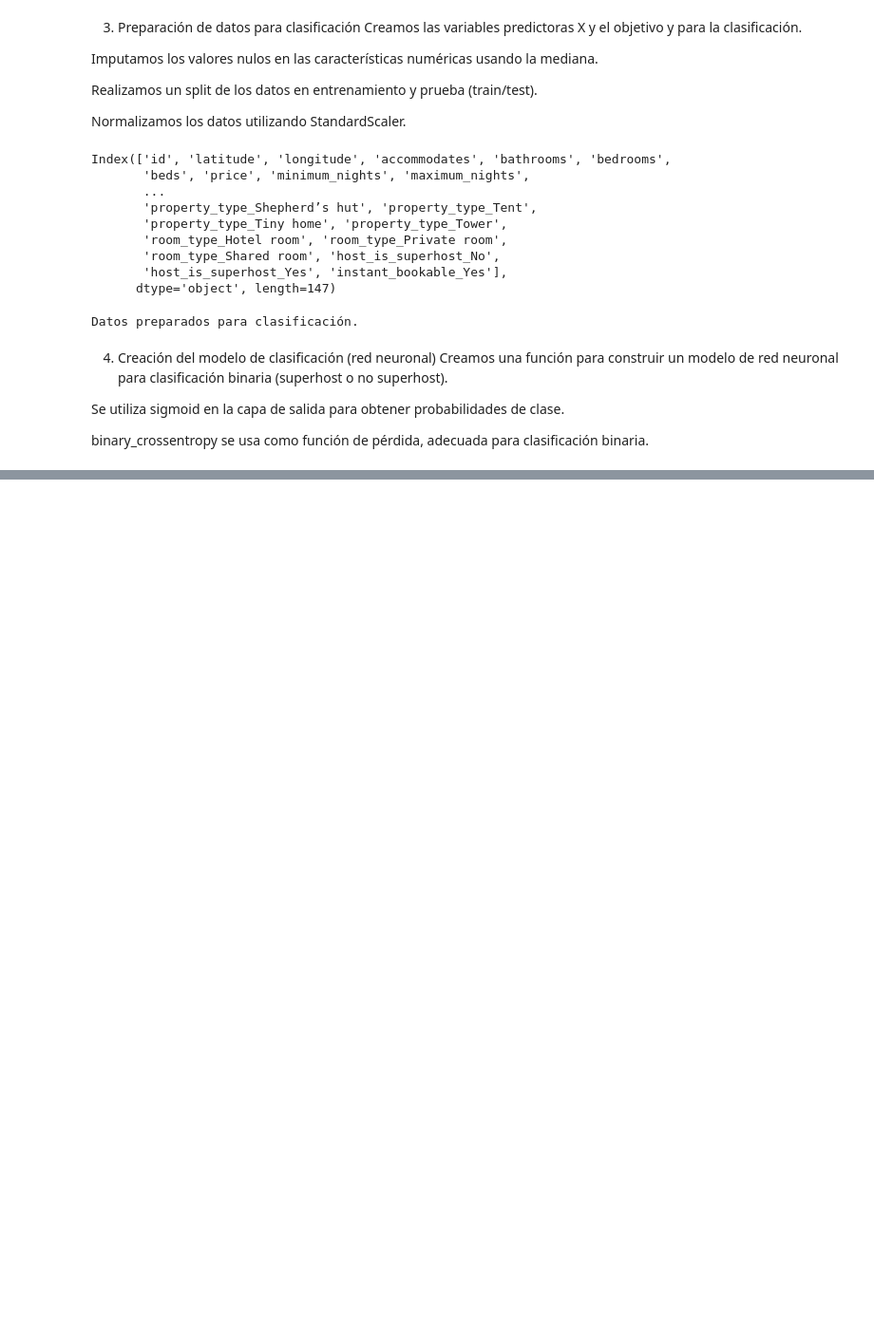
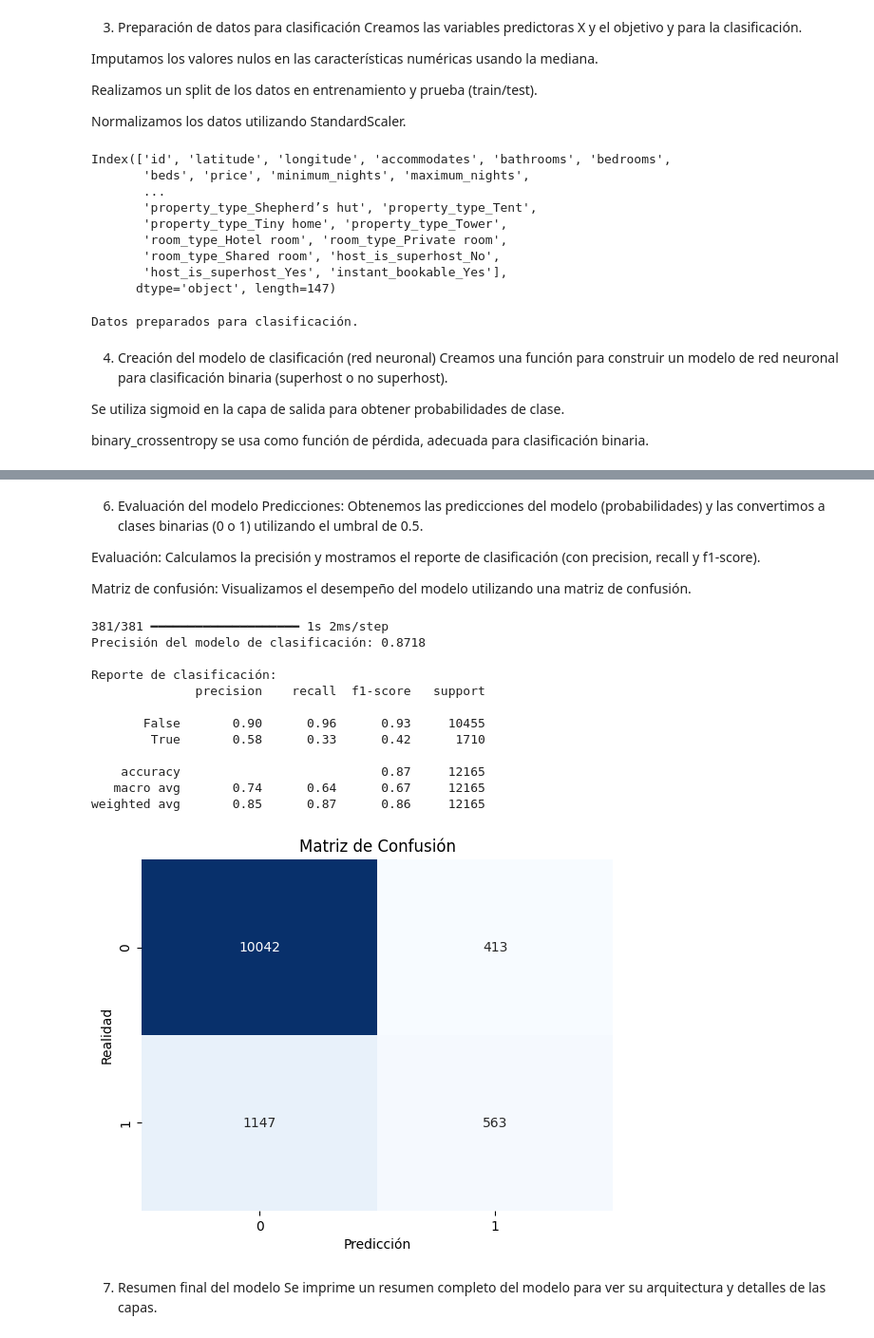
Before and after one commit to CatalinaV1/proyecto2, a Jupyter notebook: Modelo Clasificación GIT.ipynb, the cells around one changed output, grey strips where cells are left out. Shown at 95% size. Cells and saved outputs as stored; diff of their text form; code cells hidden in the pictures; blank space fills up the shorter version.

```diff
--- a/Modelo Clasificación GIT.ipynb
+++ b/Modelo Clasificación GIT.ipynb
@@ -143,0 +149,13 @@ def build_classification_model(input_dim, n_layers=2, n_units=64, learning_rate=
+# %%
+# Construir el modelo con la arquitectura deseada
+input_dim = X_train_scaled.shape[1]  # Número de características
+model_cls = build_classification_model(input_dim=input_dim)
+
+# Entrenar el modelo
+history = model_cls.fit(
+    X_train_scaled, y_train,
+    validation_data=(X_test_scaled, y_test),
+    epochs=50,
+    batch_size=64,
+    verbose=1
+)
@@ -143,0 +180,43 @@ def build_classification_model(input_dim, n_layers=2, n_units=64, learning_rate=
+# %% [markdown]
+6. Evaluación del modelo
+Predicciones: Obtenemos las predicciones del modelo (probabilidades) y las convertimos a clases binarias (0 o 1) utilizando el umbral de 0.5.
+
+Evaluación: Calculamos la precisión y mostramos el reporte de clasificación (con precision, recall y f1-score).
+
+Matriz de confusión: Visualizamos el desempeño del modelo utilizando una matriz de confusión.
+# %%
+# Evaluación del modelo en el conjunto de test
+y_pred_cls = (model_cls.predict(X_test_scaled) > 0.5).astype("int32")
+
+# Métricas de desempeño
+accuracy = accuracy_score(y_test, y_pred_cls)
+print(f"Precisión del modelo de clasificación: {accuracy:.4f}")
+
+# Reporte de clasificación (precision, recall, f1-score)
+print("\nReporte de clasificación:")
+print(classification_report(y_test, y_pred_cls))
+
+# Matriz de confusión
+cf_matrix = confusion_matrix(y_test, y_pred_cls)
+sns.heatmap(cf_matrix, annot=True, fmt="d", cmap="Blues", cbar=False)
+plt.title("Matriz de Confusión")
+plt.xlabel("Predicción")
+plt.ylabel("Realidad")
+plt.show()
+# %% [output]
+381/381 ━━━━━━━━━━━━━━━━━━━━ 1s 2ms/step
+Precisión del modelo de clasificación: 0.8718
+
+Reporte de clasificación:
+              precision    recall  f1-score   support
+
+       False       0.90      0.96      0.93     10455
+        True       0.58      0.33      0.42      1710
+
+    accuracy                           0.87     12165
+   macro avg       0.74      0.64      0.67     12165
+weighted avg       0.85      0.87      0.86     12165
+[figure, added]
+# %% [markdown]
+7. Resumen final del modelo
+Se imprime un resumen completo del modelo para ver su arquitectura y detalles de las capas.
```
Also changed, not shown: parts of 3 cells of this notebook.
